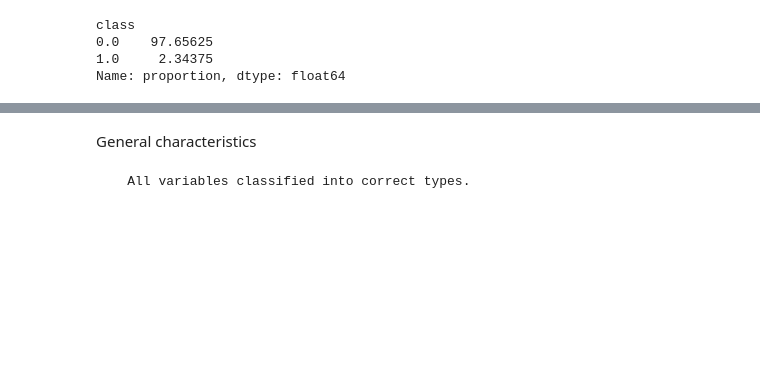
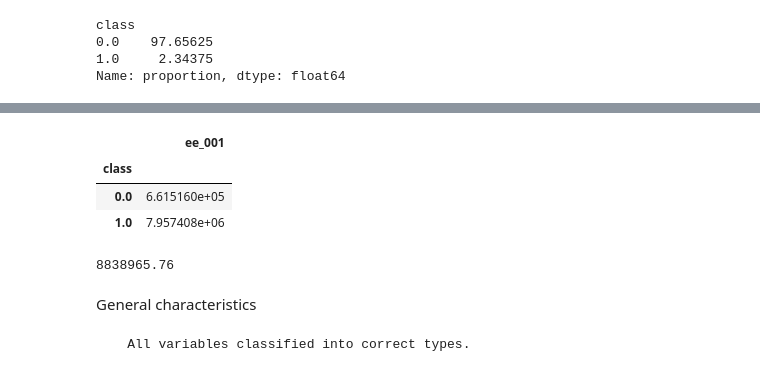
Before and after one commit to MatheusVazManzke/bix-intelligence-challenge, a Jupyter notebook: notebooks/exploration/0.0-mvm-data-exploration.ipynb, the cells around one changed output, grey strips where cells are left out. Saved outputs shown, nothing was run; the diff lists cells and outputs as text; code cells hidden in the pictures; blank space fills up the shorter version.

```diff
--- a/notebooks/exploration/0.0-mvm-data-exploration.ipynb
+++ b/notebooks/exploration/0.0-mvm-data-exploration.ipynb
@@ -146,3 +141,14 @@ Name: class, Length: 60000, dtype: object
+# %%
+air_systems_previous[['ee_001', 'class']].groupby(by='class').mean()
+# %% [output]
+|  | ee_001 |
+| class |  |
+| 0.0 | 6.615160e+05 |
+| 1.0 | 7.957408e+06 |
+# %%
+air_systems_previous.dropna()['ci_000'].quantile(0.32)
+# %% [output]
+8838965.76
 # %% [markdown]
 General characteristics
 # %%
```
Also changed, not shown: parts of 12 cells of this notebook.
